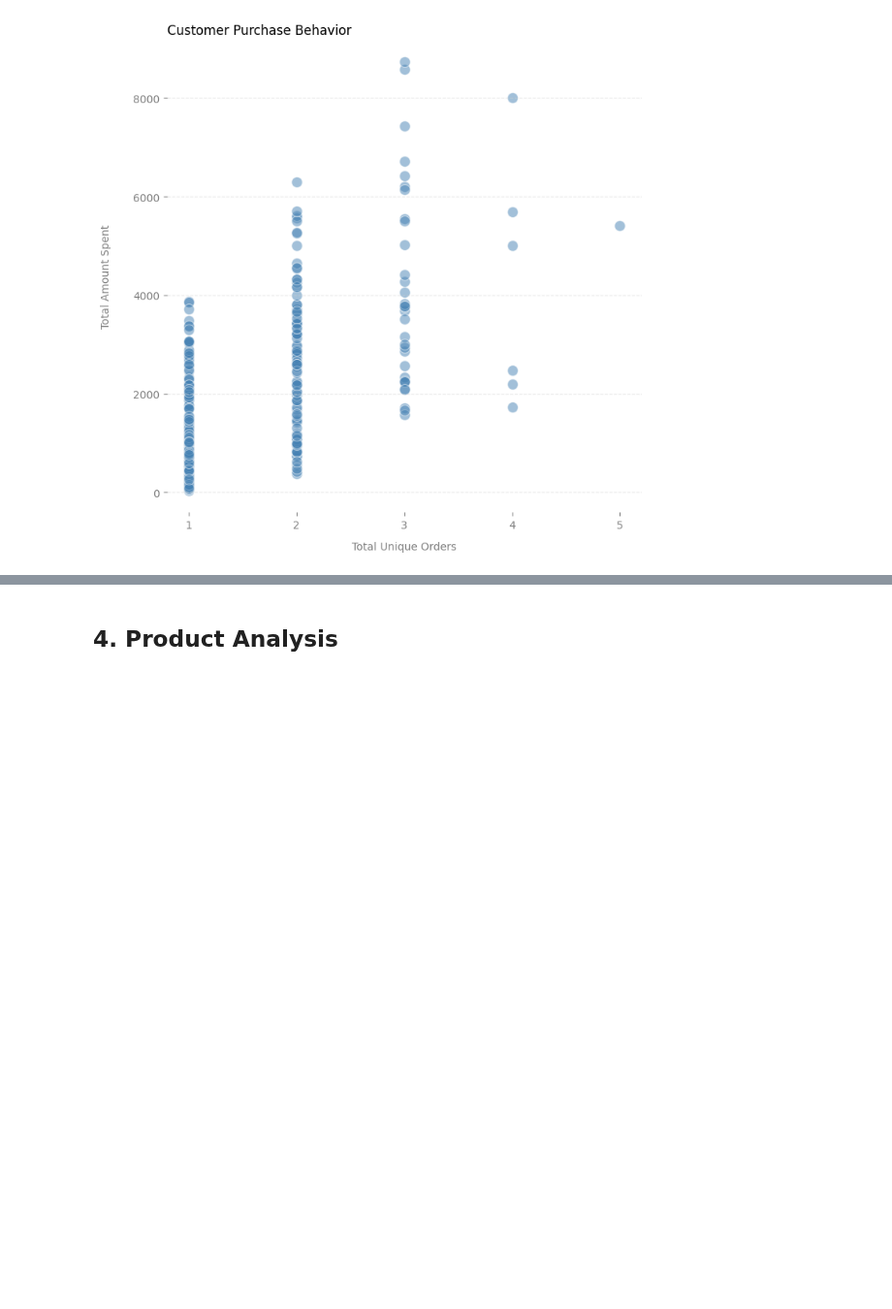
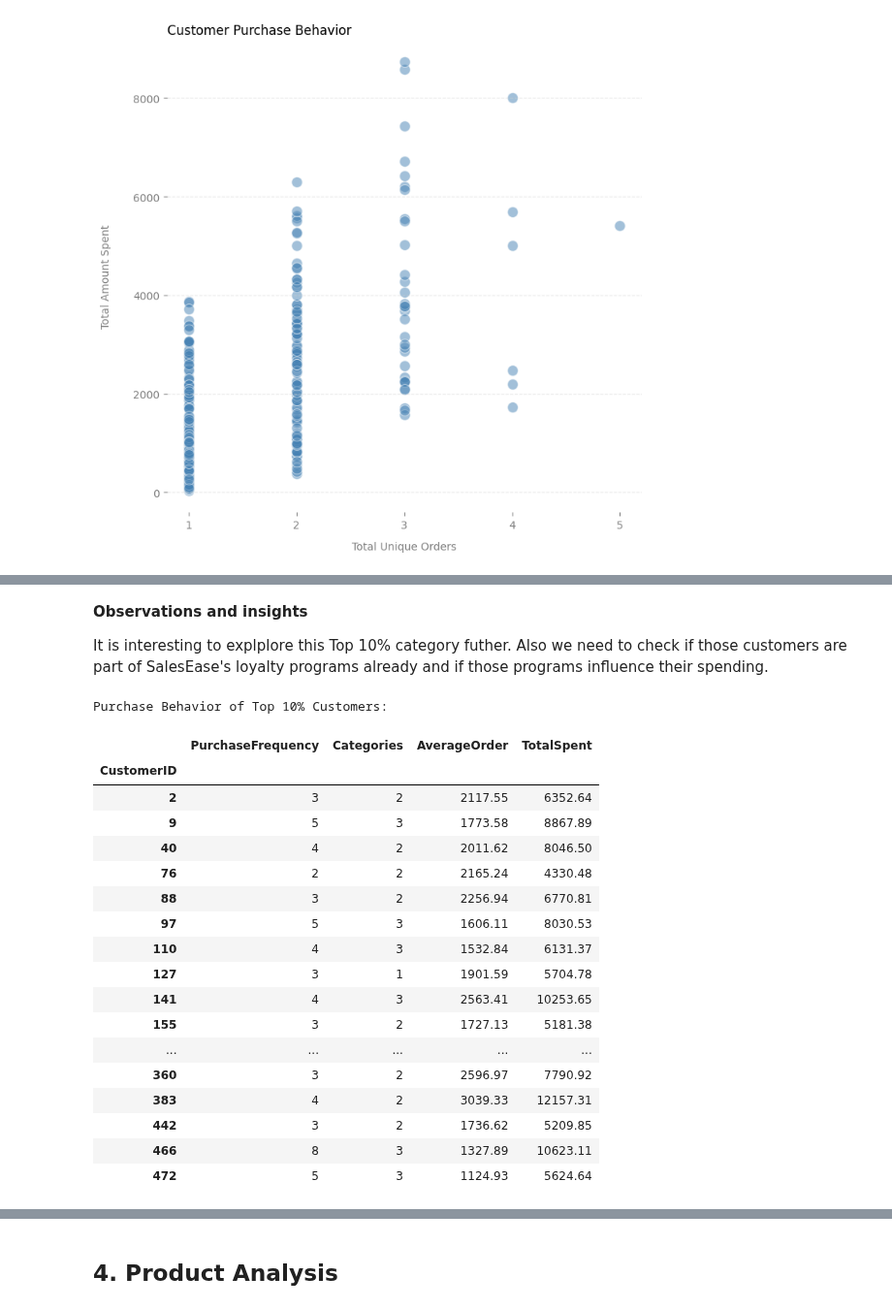
Before and after one commit to YuliaVK/Data-Analytics, a Jupyter notebook: EDA_Sales/notebooks/Sales_EDA.ipynb, the cells around one changed output, grey strips where cells are left out. Shown at 97% size. Cells and saved outputs as stored; diff of their text form; code cells hidden in the pictures; blank space fills up the shorter version.

```diff
--- a/EDA_Sales/notebooks/Sales_EDA.ipynb
+++ b/EDA_Sales/notebooks/Sales_EDA.ipynb
@@ -230,3 +230,12 @@ plt.xticks(range(1, max(customer_sales['UniqueOrders']) + 1))
 plt.show()
 # %% [output]
 [figure]
+# %%
+customer_sales_sorted = customer_sales.sort_values(by='TotalAmount', ascending=False)
+
+total_customers = len(customer_sales_sorted)
+top_10_percent_threshold = int(total_customers * 0.1)
+top_10_percent_customers = customer_sales_sorted.head(top_10_percent_threshold)
+print(f'Recommendation: Consider a VIP program for those {len(top_10_percent_customers)} customers:\n')
+print("Top 10% of Customers Based on Spending:")
+top_10_percent_customers
@@ -232,0 +264,39 @@ plt.show()
+# %% [markdown]
+**Observations and insights**
+
+It is interesting to explplore this Top 10% category futher. Also we need to check if those customers are part of SalesEase's loyalty programs already and if those programs influence their spending.
+# %%
+top_customers_data = df[df['CustomerID'].isin(top_10_percent_customers.index)]
+top_purchase_frequency = top_customers_data.groupby('CustomerID')['OrderDate'].count()
+top_types_of_categories = top_customers_data.groupby('CustomerID')['Category'].nunique()
+top_average_order_value = top_customers_data.groupby('CustomerID')['TotalAmount'].mean()
+top_total_spent = top_customers_data.groupby('CustomerID')['TotalAmount'].sum()
+
+top_purchase_behavior = pd.DataFrame({
+    'PurchaseFrequency': top_purchase_frequency,
+    'Categories': top_types_of_categories,
+    'AverageOrder': round(top_average_order_value,2),
+    'TotalSpent': top_total_spent
+})
+print('Purchase Behavior of Top 10% Customers:')
+top_purchase_behavior
+# %% [output]
+Purchase Behavior of Top 10% Customers:
+|  | PurchaseFrequency | Categories | AverageOrder | TotalSpent |
+| CustomerID |  |  |  |  |
+| 2 | 3 | 2 | 2117.55 | 6352.64 |
+| 9 | 5 | 3 | 1773.58 | 8867.89 |
+| 40 | 4 | 2 | 2011.62 | 8046.50 |
+| 76 | 2 | 2 | 2165.24 | 4330.48 |
+| 88 | 3 | 2 | 2256.94 | 6770.81 |
+| 97 | 5 | 3 | 1606.11 | 8030.53 |
+| 110 | 4 | 3 | 1532.84 | 6131.37 |
+| 127 | 3 | 1 | 1901.59 | 5704.78 |
+| 141 | 4 | 3 | 2563.41 | 10253.65 |
+| 155 | 3 | 2 | 1727.13 | 5181.38 |
+| ... | ... | ... | ... | ... |
+| 360 | 3 | 2 | 2596.97 | 7790.92 |
+| 383 | 4 | 2 | 3039.33 | 12157.31 |
+| 442 | 3 | 2 | 1736.62 | 5209.85 |
+| 466 | 8 | 3 | 1327.89 | 10623.11 |
+| 472 | 5 | 3 | 1124.93 | 5624.64 |
```
Also changed, not shown: parts of 5 cells of this notebook.
